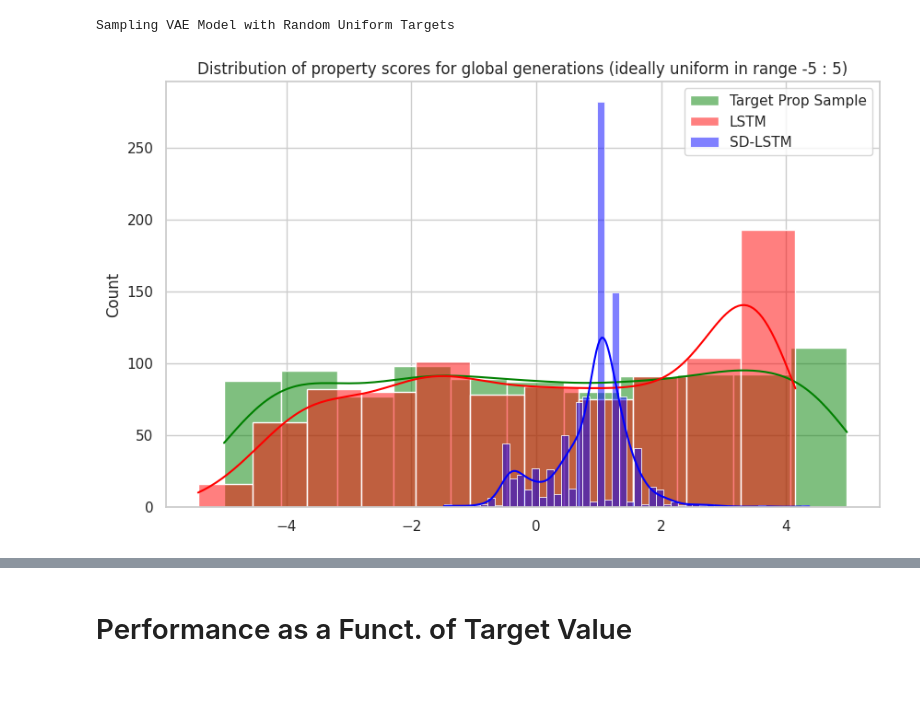
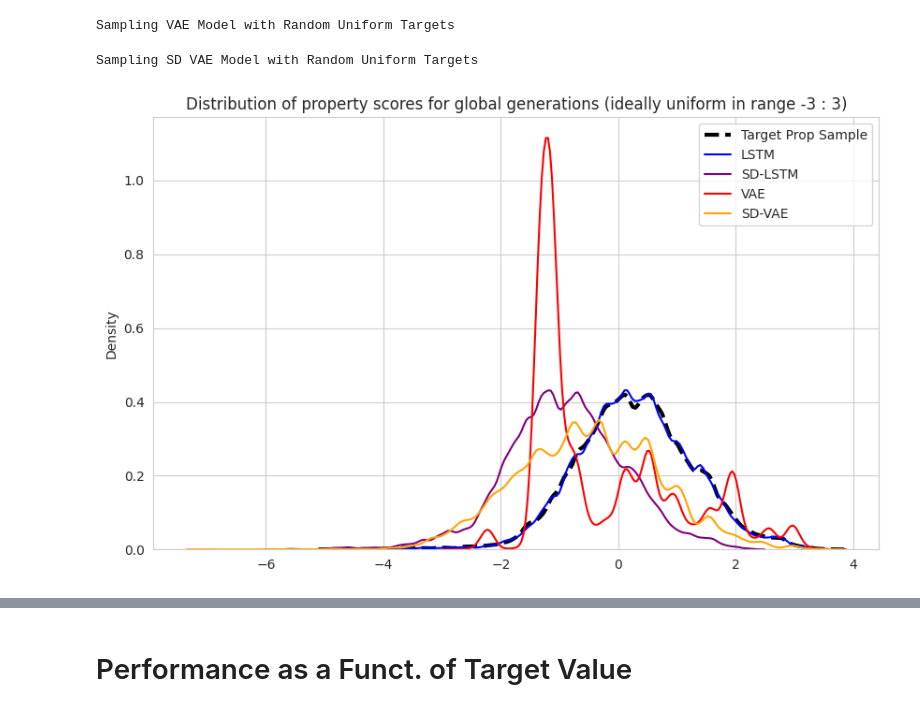
Before and after one commit to HeathArhturLouis/Rethinking-Molecular-Design-Integrating-Latent-Variable-and-Autoregressive-Models-for-Enhanced-Goal, a Jupyter notebook: Evaluation.ipynb, the cells around one changed output, grey strips where cells are left out. Cells and saved outputs as stored; diff of their text form; code cells hidden in the pictures; blank space fills up the shorter version.

```diff
--- a/Evaluation.ipynb
+++ b/Evaluation.ipynb
@@ -459,52 +233,40 @@ Sampling SD_LSTM Model with Random Uniform Targets
 # %%
-# Sample LSTM
 print('Sampling SD_LSTM Model with Random Uniform Targets')
-
-lstm_global_sample_smiles = lstm_sampler.sample(model=lstm_model, properties=targets, num_to_sample=1000, max_seq_len=100)
-
-assert(len(lstm_global_sample_smiles) == n_samples)
+lstm_global_sample_smiles = lstm_sampler.sample(model=lstm_model, properties=targets, num_to_sample=num_to_sample, max_seq_len=100)
+assert(len(lstm_global_sample_smiles) == num_to_sample)
 # %% [output]
 Sampling SD_LSTM Model with Random Uniform Targets
 # %%
-# Sample VAE
-vae_global_targets = []
 print('Sampling VAE Model with Random Uniform Targets')
-
-vae_global_sample_smiles = vae_sampler.sample(model = vae_model, properties=targets, num_to_sample=1000, max_seq_len=101)
-
-assert(len(vae_global_sample_smiles) == n_samples)
+vae_global_sample_smiles = vae_sampler.sample(model = vae_model, properties=targets, num_to_sample=num_to_sample, max_seq_len=101)
+assert(len(vae_global_sample_smiles) == num_to_sample)
 # %% [output]
 Sampling VAE Model with Random Uniform Targets
+# %%
+print('Sampling SD VAE Model with Random Uniform Targets')
+sd_vae_global_sample_smiles = sd_vae_sampler.sample(model = sd_vae_model, properties=targets, num_to_sample=num_to_sample, max_seq_len=99)
+assert(len(sd_vae_global_sample_smiles) == num_to_sample)
+# %% [output]
+Sampling SD VAE Model with Random Uniform Targets
 # %%
-## Compute property scores
-'''
 lstm_global_properties = props_from_smiles(lstm_global_sample_smiles)
 sd_lstm_global_properties = props_from_smiles(sd_lstm_global_sample_smiles)
-'''
-
 vae_global_properties = props_from_smiles(vae_global_sample_smiles)
+sd_vae_global_properties = props_from_smiles(sd_vae_global_sample_smiles)
 # %%
-# Distribution of property scores in dataset
-
-# Setting up the seaborn style
-# sns.set(style='whitegrid')
-
-# Create a distribution plot using seaborn
 plt.figure(figsize=(10, 6))
 
-# Plotting both distributions on the same plot
-sns.histplot([ float(a[0]) for a in targets], color="green", label='Target Prop Sample', kde=True)
-sns.histplot(lstm_global_properties, color="red", label='LSTM', kde=True)
-sns.histplot(sd_lstm_global_properties, color="blue", label='SD-LSTM', kde=True)
+sns.kdeplot(target_props, color="black", label='Target Prop Sample', bw_adjust=0.5, linestyle="--", linewidth=3 )
+sns.kdeplot(lstm_global_properties, color="blue", label='LSTM', bw_adjust=0.5)
+sns.kdeplot(sd_lstm_global_properties, color="purple", label='SD-LSTM', bw_adjust=0.5)
+sns.kdeplot(vae_global_properties, color="red", label='VAE', bw_adjust=0.5)
+sns.kdeplot(sd_vae_global_properties, color="orange", label='SD-VAE', bw_adjust=0.5)
 
 pval0 = property_val_range[0]
 pval1 = property_val_range[1]
 
 plt.title(f'Distribution of property scores for global generations (ideally uniform in range {pval0} : {pval1})')
-# Adding legend to the plot
 plt.legend()
-
-# Show the plot
 plt.show()
 # %% [output]
-[figure, old version]
+[figure, new version]
```
Also changed, not shown: parts of 43 cells of this notebook, 4 other files.
